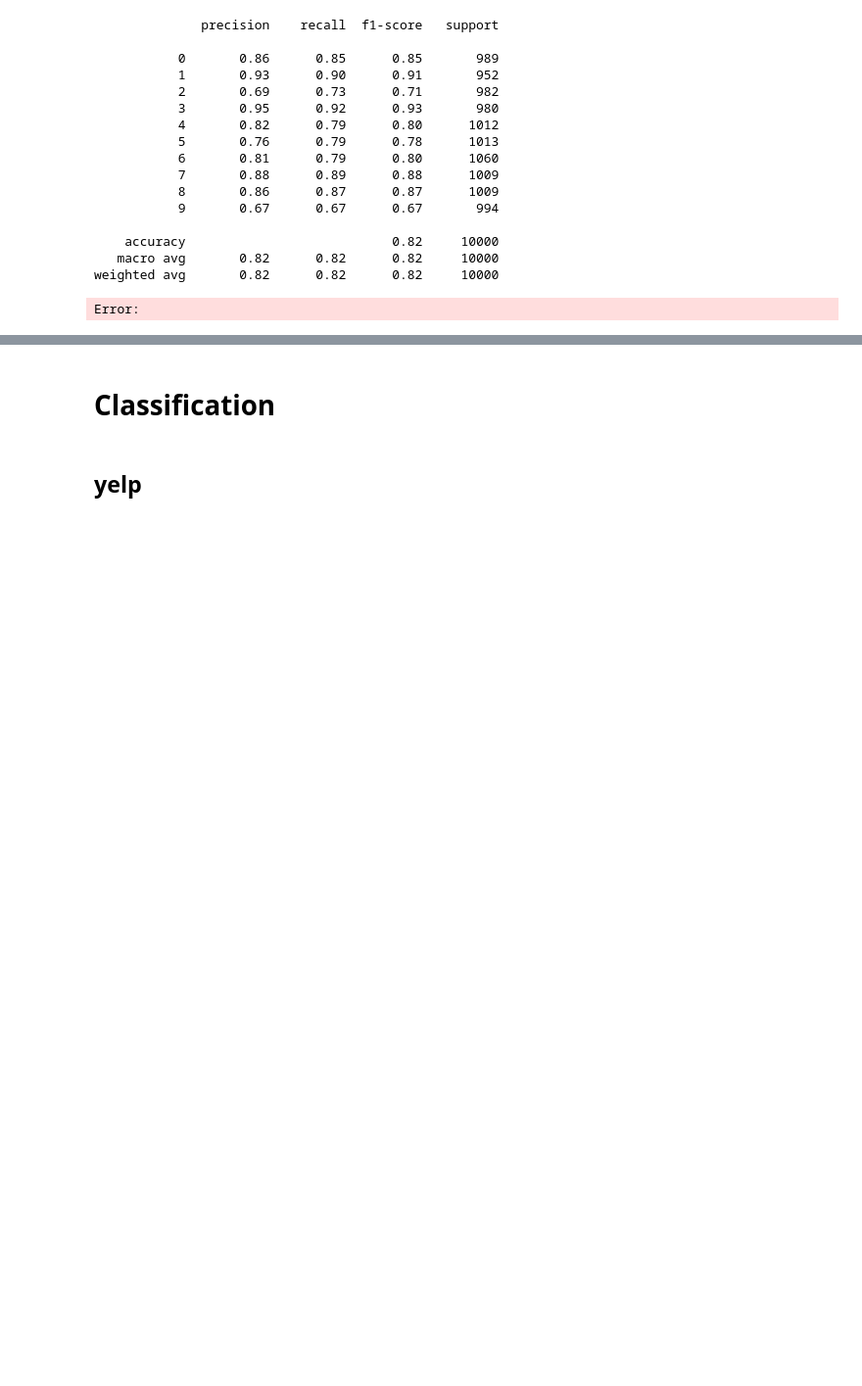
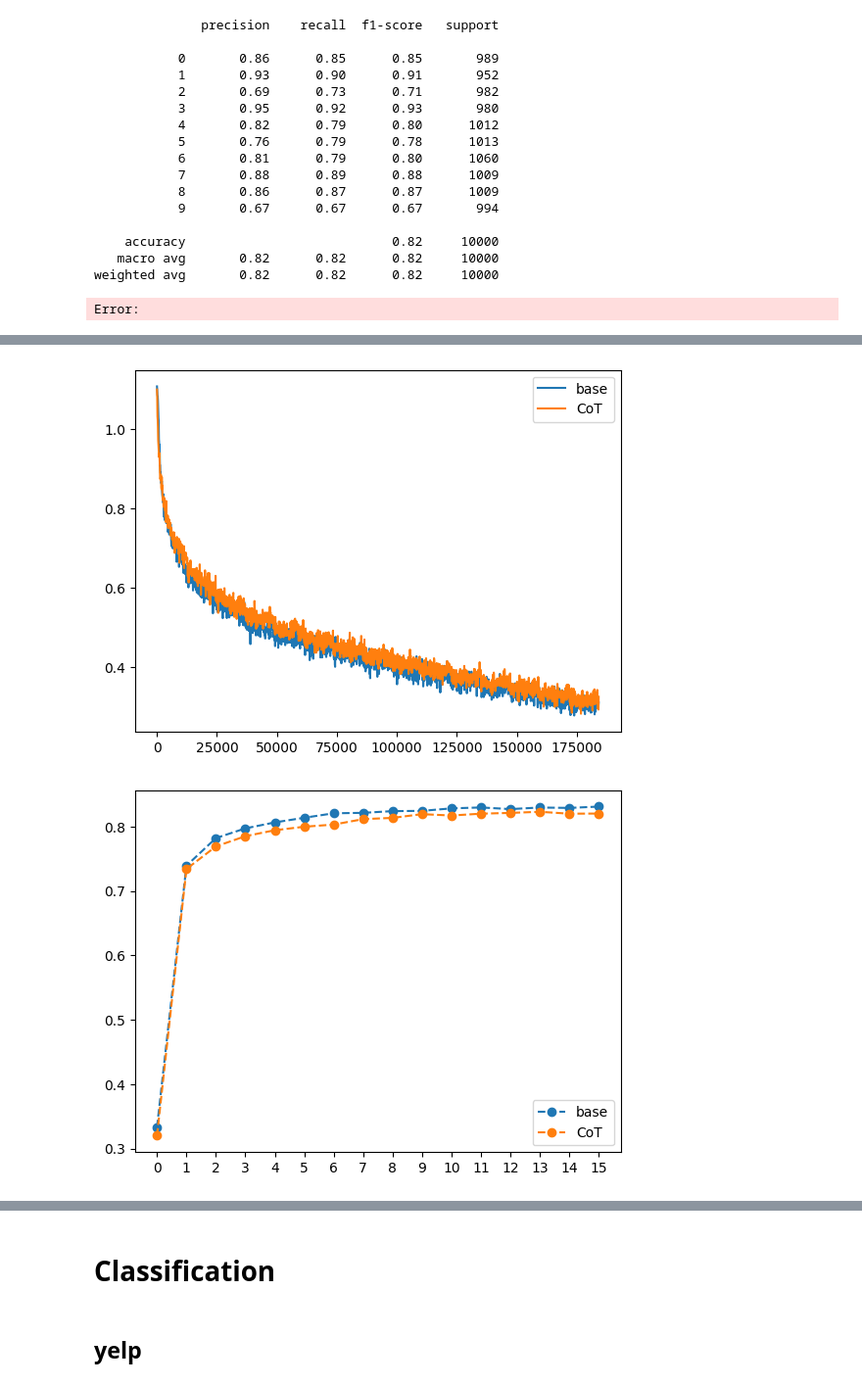
Before and after one commit to Cari1111/NLP_project, a Jupyter notebook: project.ipynb, the cells around one changed output, grey strips where cells are left out. Shown at 98% size. Saved outputs shown, nothing was run; the diff lists cells and outputs as text; code cells hidden in the pictures; blank space fills up the shorter version.

```diff
--- a/project.ipynb
+++ b/project.ipynb
@@ -768,0 +826,8 @@ weighted avg     {'precision': 0.8984317477696352, 'recall': 0.8986538461538461,
+# %%
+compare_models([
+    ('base', './Classification_training/models/mnli_base_mlr6_clr4_4layer_15eps'),
+    ('CoT', './Classification_training/models/mnli_CoT3_mlr6_clr4_4layer_15eps')
+])
+# %% [output]
+[figure, added]
+[figure, added]
```
Also changed, not shown: parts of 11 cells of this notebook.
